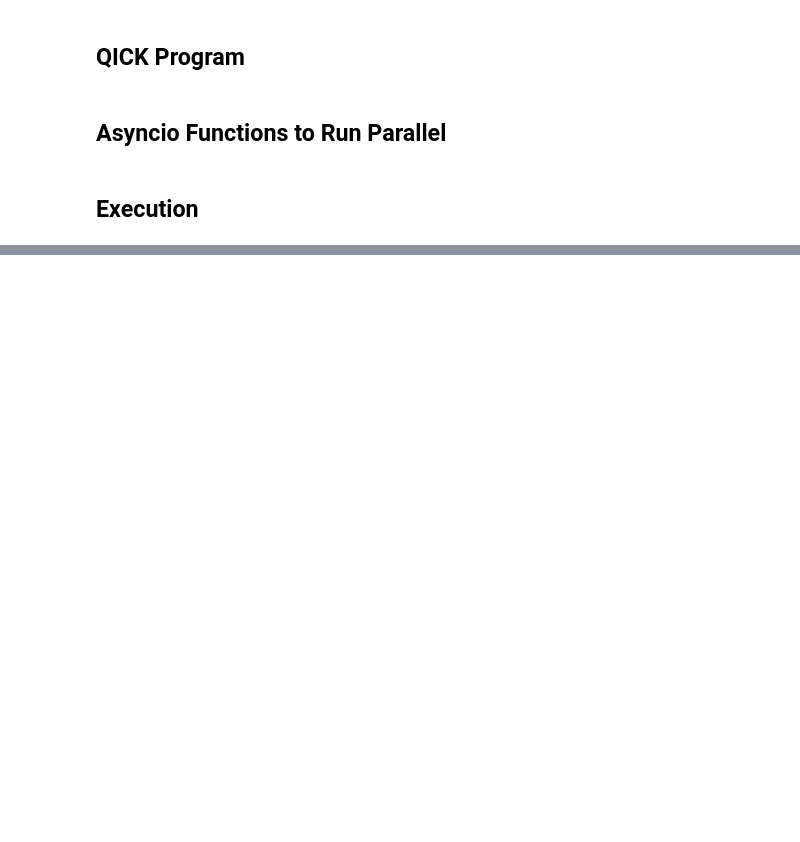
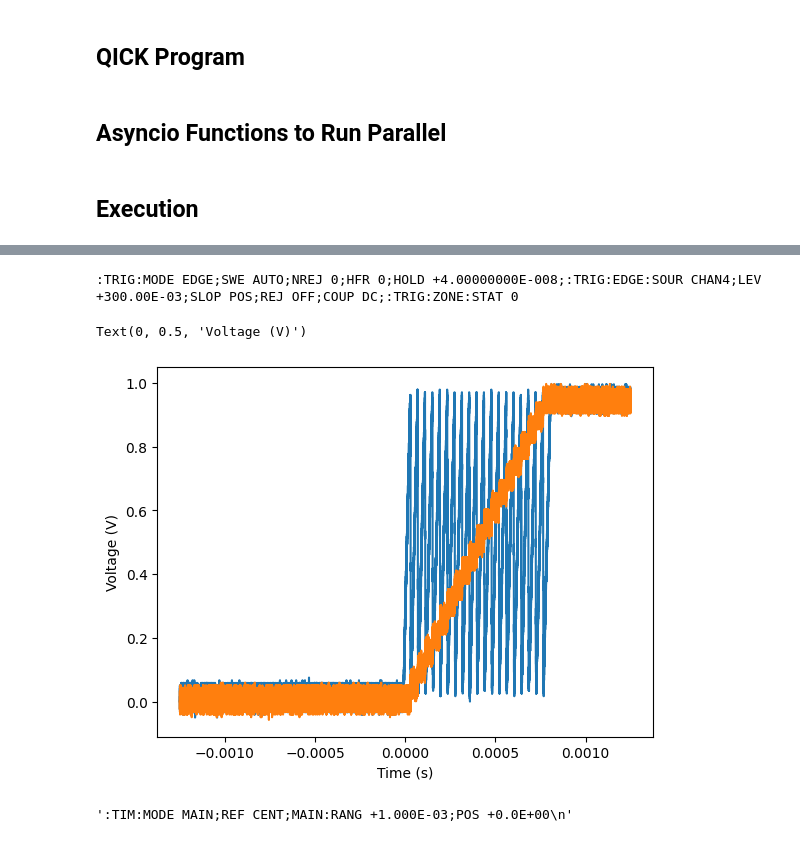
Before and after one commit to alexist2623/QSTL_Example_Codes, a Jupyter notebook: QDACII/qdac_qick_trig.ipynb, the cells around one changed output, grey strips where cells are left out. Drawn from its saved outputs; the diff is of its cells as text; code cells hidden in the pictures; blank space fills up the shorter version.

```diff
--- a/QDACII/qdac_qick_trig.ipynb
+++ b/QDACII/qdac_qick_trig.ipynb
@@ -214,0 +381,21 @@ Measured voltage : 0.6085842299999933
+# %%
+print(oscilloscope.query(":TRIG?"))
+t, v = read_osc_trace(osc=oscilloscope, ch = 4)
+plt.figure()
+plt.plot(t, v)
+plt.xlabel("Time (s)")
+plt.ylabel("Voltage (V)")
+
+
+t, v = read_osc_trace(osc=oscilloscope, ch = 3)
+plt.plot(t, v)
+plt.xlabel("Time (s)")
+plt.ylabel("Voltage (V)")
+# %% [output]
+:TRIG:MODE EDGE;SWE AUTO;NREJ 0;HFR 0;HOLD +4.00000000E-008;:TRIG:EDGE:SOUR CHAN4;LEV +300.00E-03;SLOP POS;REJ OFF;COUP DC;:TRIG:ZONE:STAT 0
+Text(0, 0.5, 'Voltage (V)')
+[figure, added]
+# %%
+oscilloscope.query(":TIM?")
+# %% [output]
+':TIM:MODE MAIN;REF CENT;MAIN:RANG +1.000E-03;POS +0.0E+00\n'
```
Also changed, not shown: parts of 10 cells of this notebook, 4 other files.
